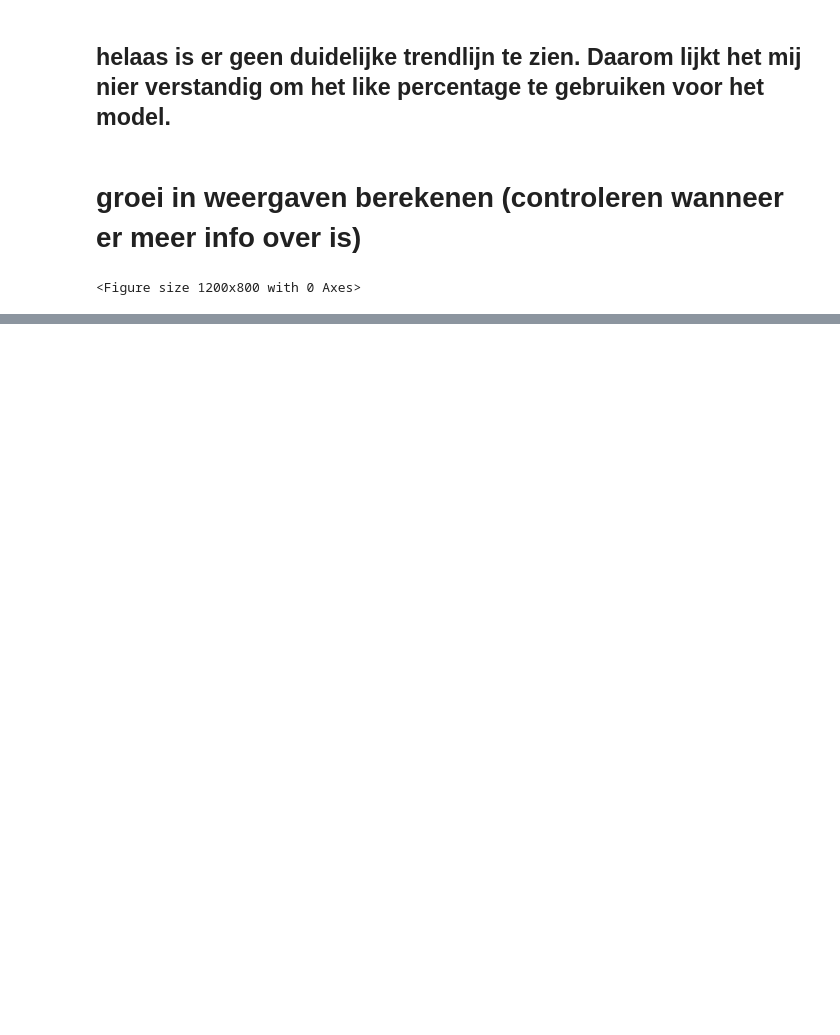
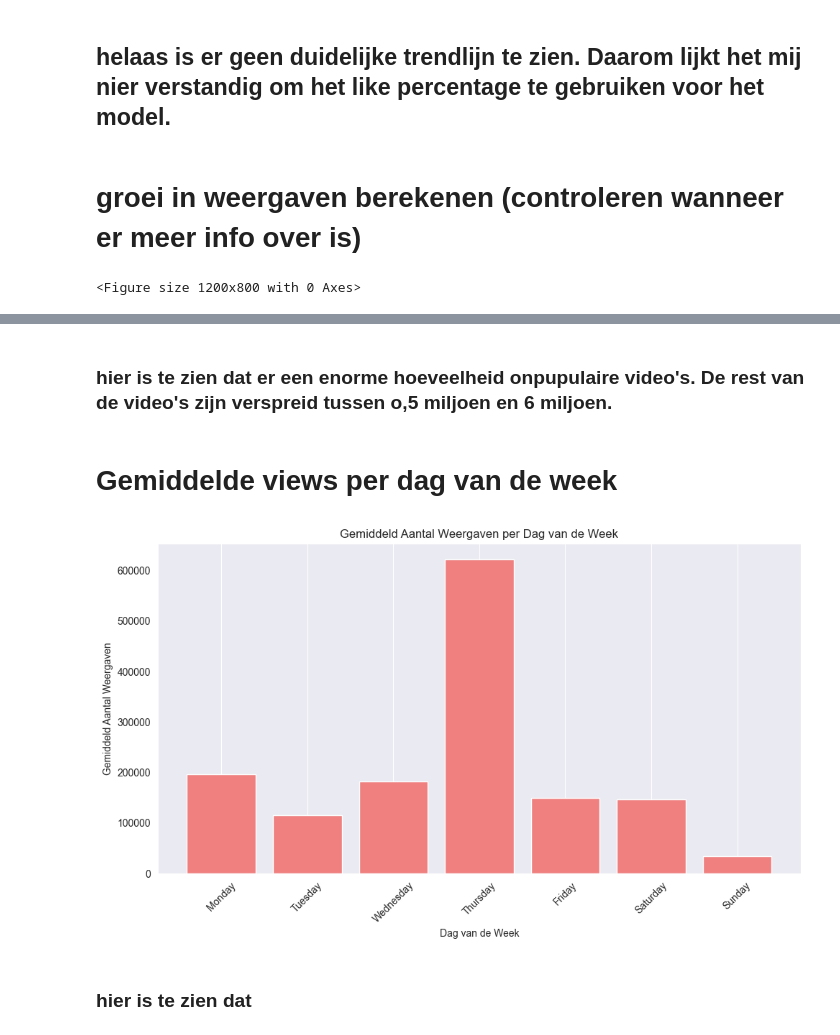
Before and after one commit to RubenZwinkels/INDATAD, a Jupyter notebook: analytics_report.ipynb, the cells around one changed output, grey strips where cells are left out. Saved outputs shown, nothing was run; the diff lists cells and outputs as text; code cells hidden in the pictures; blank space fills up the shorter version.

```diff
--- a/analytics_report.ipynb
+++ b/analytics_report.ipynb
@@ -178,0 +208,48 @@ plt.show()
+# %% [markdown]
+### hier is te zien dat er een enorme hoeveelheid onpupulaire video's. De rest van de video's zijn verspreid tussen o,5 miljoen en 6 miljoen.
+# %% [markdown]
+# Gemiddelde views per dag van de week
+# %%
+query = """
+SELECT
+    TRIM(TO_CHAR(d.date, 'Day')) AS day_of_week,
+    AVG(s.views) AS avg_views
+FROM
+    video_data vd
+JOIN
+    statistic s ON vd.video_id = s.video_id
+JOIN
+    date d ON vd.date = d.id
+WHERE
+    s.views > 0
+GROUP BY
+    TRIM(TO_CHAR(d.date, 'Day'))
+ORDER BY
+    CASE
+        WHEN TRIM(TO_CHAR(d.date, 'Day')) = 'Monday' THEN 1
+        WHEN TRIM(TO_CHAR(d.date, 'Day')) = 'Tuesday' THEN 2
+        WHEN TRIM(TO_CHAR(d.date, 'Day')) = 'Wednesday' THEN 3
+        WHEN TRIM(TO_CHAR(d.date, 'Day')) = 'Thursday' THEN 4
+        WHEN TRIM(TO_CHAR(d.date, 'Day')) = 'Friday' THEN 5
+        WHEN TRIM(TO_CHAR(d.date, 'Day')) = 'Saturday' THEN 6
+        WHEN TRIM(TO_CHAR(d.date, 'Day')) = 'Sunday' THEN 7
+    END;
+"""
+cur.execute(query)
+data = cur.fetchall()
+df = pd.DataFrame(data, columns=['day_of_week', 'avg_views'])
+
+plt.figure(figsize=(10, 6))
+plt.bar(df['day_of_week'], df['avg_views'], color='lightcoral')
+
+plt.title('Gemiddeld Aantal Weergaven per Dag van de Week')
+plt.xlabel('Dag van de Week')
+plt.ylabel('Gemiddeld Aantal Weergaven')
+plt.xticks(rotation=45)
+plt.grid(axis='y')
+plt.tight_layout()
+plt.show()
+# %% [output]
+[figure, added]
+# %% [markdown]
+### hier is te zien dat
```
Also changed, not shown: parts of 10 cells of this notebook.
